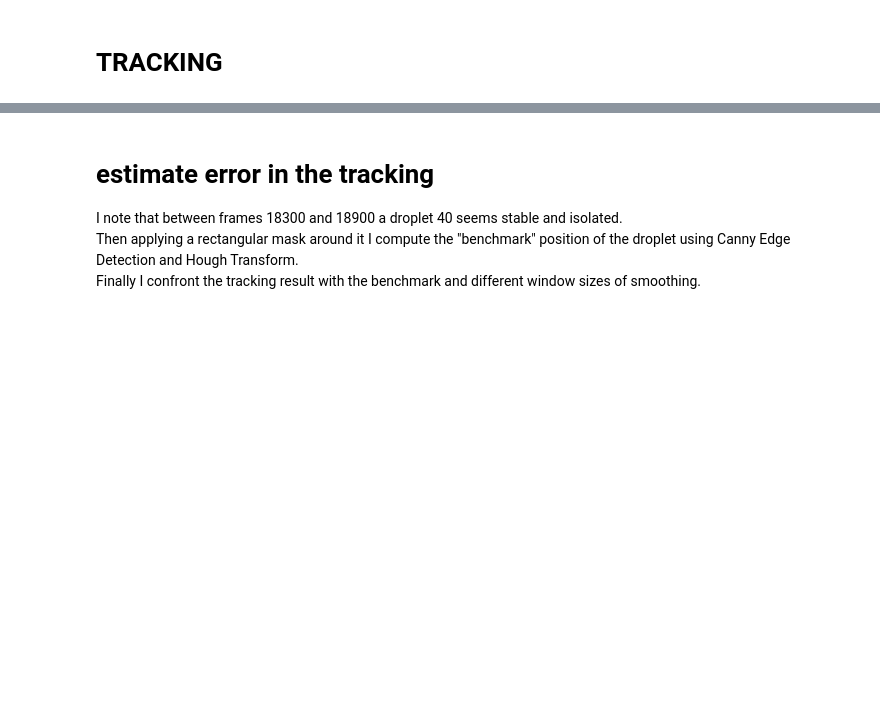
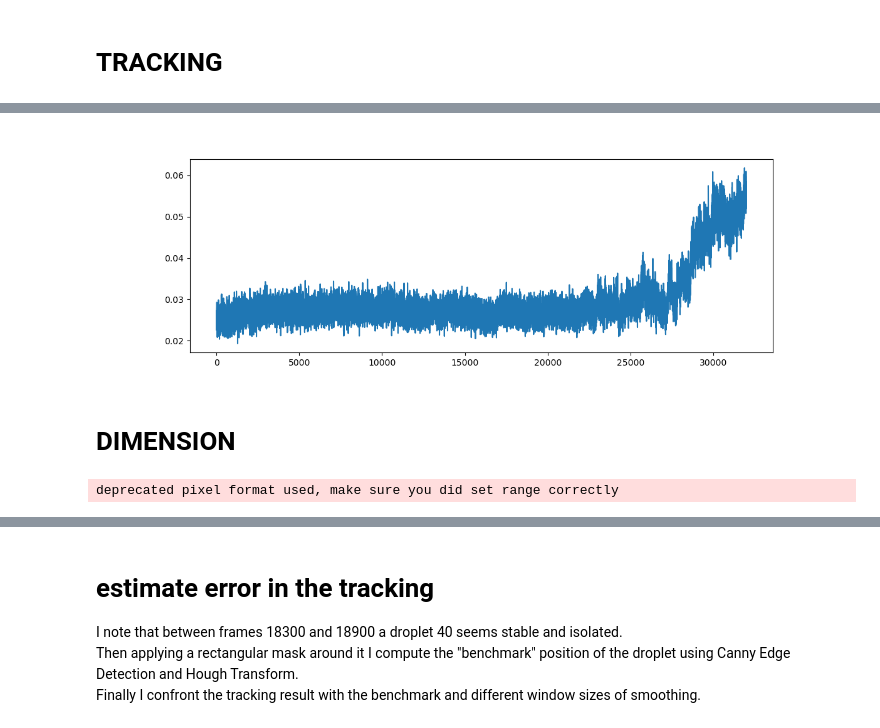
Before and after one commit to skandiz/MasterThesis, a Jupyter notebook: tracking/trajectoryTracking.ipynb, the cells around one changed output, grey strips where cells are left out. Saved outputs shown, nothing was run; the diff lists cells and outputs as text; code cells hidden in the pictures; blank space fills up the shorter version.

```diff
--- a/tracking/trajectoryTracking.ipynb
+++ b/tracking/trajectoryTracking.ipynb
@@ -214,0 +217,4 @@ else:
+# %%
+rawTrajs = pd.read_parquet("./results/parquet/pre_merge_tracking.parquet")#pd.read_parquet("./results/parquet/full_movie_tracking.parquet")
+means = rawTrajs.groupby("frame").mean()
+display(means)
@@ -214,0 +236,8 @@ else:
+# %%
+fig, ax = plt.subplots(1, 1)
+ax.plot(means["ecc"])
+plt.show()
+# %% [output]
+[figure, added]
+# %% [markdown]
+# DIMENSION
@@ -214,0 +263,4 @@ else:
+# %%
+data = crop(pims.open('./data/movie.mp4'), 55, 55, 880, 880)
+# %% [output]
+deprecated pixel format used, make sure you did set range correctly
```
Also changed, not shown: parts of 23 cells of this notebook, 8 other files.
